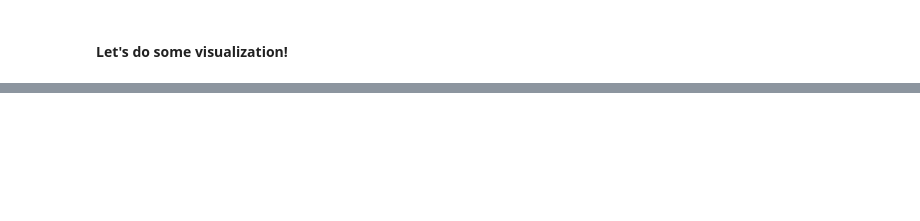
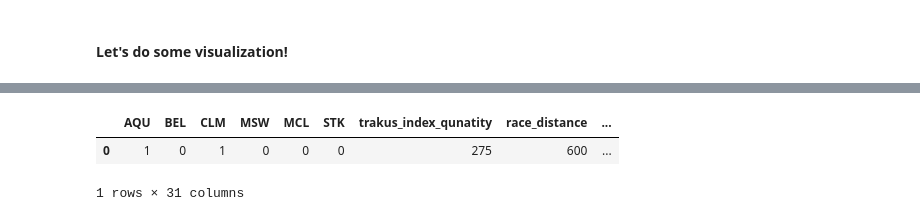
Before and after one commit to santiagoras/big-data-derby-kaggle, a Jupyter notebook: notebooks/sainth/eda.ipynb, the cells around one changed output, grey strips where cells are left out. Saved outputs shown, nothing was run; the diff lists cells and outputs as text; code cells hidden in the pictures; blank space fills up the shorter version.

```diff
--- a/notebooks/sainth/eda.ipynb
+++ b/notebooks/sainth/eda.ipynb
@@ -182,0 +293,53 @@ plt.legend()
+# %%
+import numpy as np
+tuple_start = 1
+index_interval=[]
+for i in range(0,6):
+    tuple_end= tix + (trakus_index_step * i)
+    index_interval.append((tuple_start, tuple_end))
+    tuple_start=tuple_end + 1
+
+
+bins=pd.IntervalIndex.from_tuples(index_interval)
+manuel_f_df_grouped = manuel_f_df.groupby(pd.cut(manuel_f_df["trakus_index"], bins))
+
+jockey_performance_data={
+    'AQU': 1 if manuel_f_df.track_id.unique() == 'AQU' else 0,
+    'BEL': 1 if manuel_f_df.track_id.unique() == 'BEL' else 0,
+    'CLM': 1 if manuel_f_df.race_type.unique() == 'CLM' else 0,
+    'MSW': 1 if manuel_f_df.race_type.unique() == 'MSW' else 0,
+    'MCL': 1 if manuel_f_df.race_type.unique() == 'MCL' else 0,
+    'STK': 1 if manuel_f_df.race_type.unique() == 'STK' else 0,
+    'trakus_index_qunatity': manuel_f_df.trakus_index.max(),
+    'race_distance': manuel_f_df.distance_id.max(),
+    'track_condition': 1 if manuel_f_df.track_condition.unique() in ['GD', 'FT', 'FM'] else 0,
+    'run_up_distance': manuel_f_df_grouped.trakus_distance.sum().iloc[0],
+    'average_speed_run_up':manuel_f_df_grouped.velocity.mean().iloc[0],
+    'average_acceleration_run_up':manuel_f_df_grouped.acceleration.mean().iloc[0],
+    'weight_carried':manuel_f_df.weight_carried.unique(),
+    'jockey': manuel_f_df.jockey.unique(),
+    'odds':manuel_f_df.odds.unique(),
+    'distance_segement_1':manuel_f_df_grouped.trakus_distance.sum().iloc[1],
+    'average_speed_segement_1':manuel_f_df_grouped.velocity.mean().iloc[1],
+    'average_acceleration_segement_1':manuel_f_df_grouped.acceleration.mean().iloc[1],
+    'distance_segement_2':manuel_f_df_grouped.trakus_distance.sum().iloc[2],
+    'average_speed_segement_2':manuel_f_df_grouped.velocity.mean().iloc[2],
+    'average_acceleration_segement_2':manuel_f_df_grouped.acceleration.mean().iloc[2],
+    'distance_segement_3':manuel_f_df_grouped.trakus_distance.sum().iloc[3],
+    'average_speed_segement_3':manuel_f_df_grouped.velocity.mean().iloc[3],
+    'average_acceleration_segement_3':manuel_f_df_grouped.acceleration.mean().iloc[3],
+    'distance_segement_4':manuel_f_df_grouped.trakus_distance.sum().iloc[4],
+    'average_speed_segement_4':manuel_f_df_grouped.velocity.mean().iloc[4],
+    'average_acceleration_segement_4':manuel_f_df_grouped.acceleration.mean().iloc[4],
+    'distance_segement_5':manuel_f_df_grouped.trakus_distance.sum().iloc[5],
+    'average_speed_segement_5':manuel_f_df_grouped.velocity.mean().iloc[5],
+    'average_acceleration_segement_5':manuel_f_df_grouped.acceleration.mean().iloc[5],
+    'position_at_finish':manuel_f_df.position_at_finish.unique()
+}
+
+manuel_performance=pd.DataFrame(jockey_performance_data)
+manuel_performance
+# %% [output]
+|  | AQU | BEL | CLM | MSW | MCL | STK | trakus_index_qunatity | race_distance | ... |
+| 0 | 1 | 0 | 1 | 0 | 0 | 0 | 275 | 600 | ... |
+1 rows × 31 columns
```
Also changed, not shown: parts of 16 cells of this notebook.
